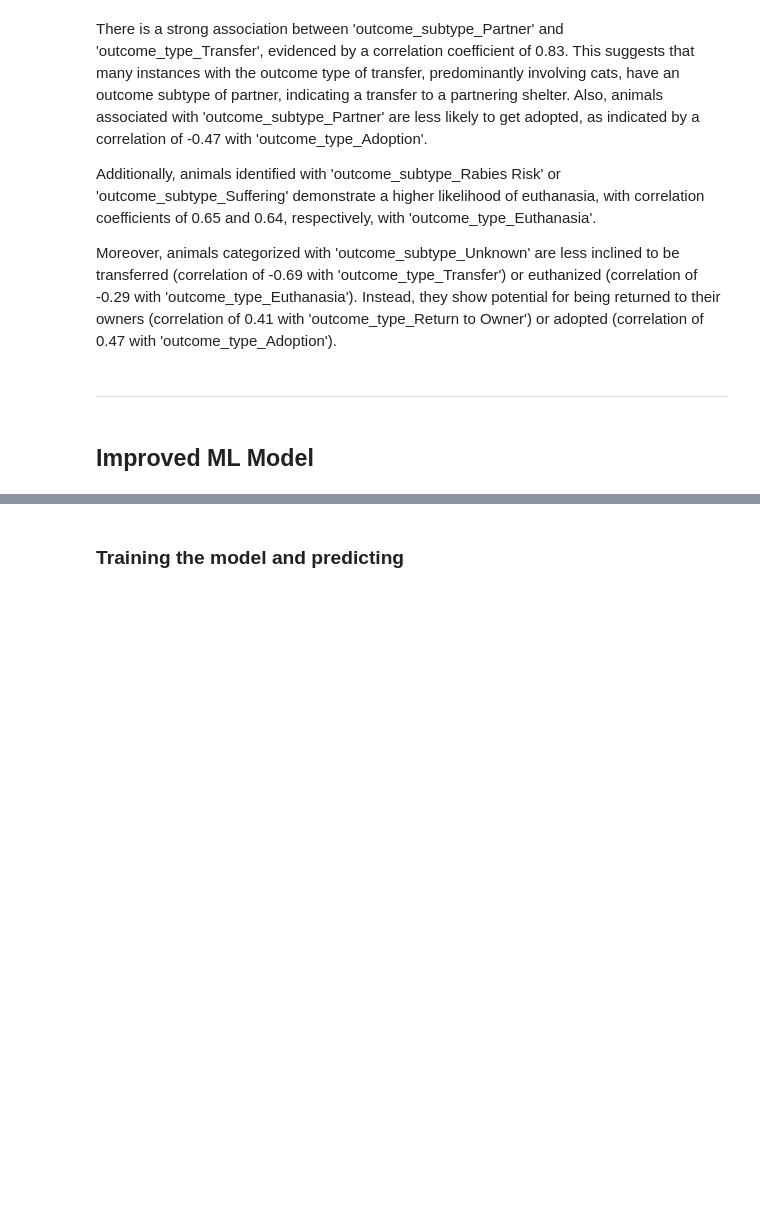
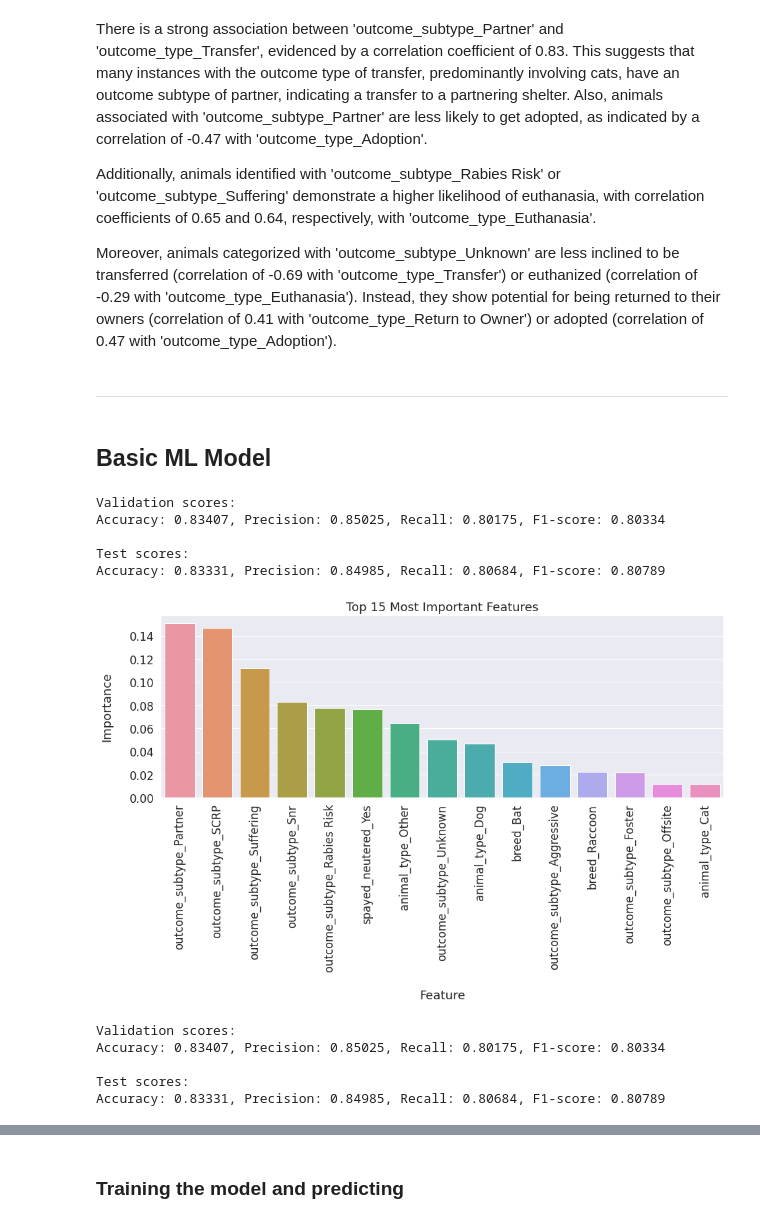
Before and after one commit to Darmendel/TDS-project, a Jupyter notebook: Final Pipeline.ipynb, the cells around one changed output, grey strips where cells are left out. Saved outputs shown, nothing was run; the diff lists cells and outputs as text; code cells hidden in the pictures; blank space fills up the shorter version.

Commit message:
calculating scores for validation and test

```diff
--- a/Final Pipeline.ipynb
+++ b/Final Pipeline.ipynb
@@ -959,4 +914,4 @@ Moreover, animals categorized with 'outcome_subtype_Unknown' are less inclined t
 # %% [markdown]
 ***
 # %% [markdown]
-## Improved ML Model
+## Basic ML Model
@@ -962,0 +948,75 @@ Moreover, animals categorized with 'outcome_subtype_Unknown' are less inclined t
+# %%
+# Initialize the model
+model = XGBClassifier(objective='multi:softprob', eval_metric='error', random_state=42)
+
+# Train the model
+model.fit(x_train_scaled, y_train)
+
+# Make predictions on validation set
+y_val_pred = model.predict(x_val_scaled)
+
+# Evaluate the model on validation set
+print_scores('Validation', y_val, y_val_pred)
+
+# Make predictions on test set
+y_test_pred = model.predict(x_test_scaled)
+
+# Evaluate the model on test set
+print_scores('Test', y_test, y_test_pred)
+
+# Store feature importances
+feature_importances = model.feature_importances_
+# %% [output]
+Validation scores:
+Accuracy: 0.83407, Precision: 0.85025, Recall: 0.80175, F1-score: 0.80334
+
+Test scores:
+Accuracy: 0.83331, Precision: 0.84985, Recall: 0.80684, F1-score: 0.80789
+# %%
+# Defining the number of top features to display
+top_n_features = 15
+
+# Creating a DataFrame with feature importances
+importances = pd.DataFrame({'importance': feature_importances, 'feature': X.columns},
+                           index=X.columns).sort_values(by='importance', ascending=False)
+
+# Setting seaborn font scale
+sns.set(font_scale=1.50)
+
+# Creating a bar plot of top N most important features
+plt.figure(figsize=(15, 5))
+sns.barplot(x='feature', y='importance', data=importances[0:top_n_features])
+plt.xticks(rotation=90)
+plt.xlabel('Feature', labelpad=25)
+plt.ylabel('Importance', labelpad=25)
+plt.title(f'Top {top_n_features} Most Important Features')
+plt.show()
+# %% [output]
+[figure, added]
+# %%
+# Initialize the model
+model = XGBClassifier(objective='binary:logistic', eval_metric='error', random_state=42)
+
+# Train the model
+model.fit(x_train_scaled, y_train)
+
+# Make predictions on validation set
+y_val_pred = model.predict(x_val_scaled)
+
+# Evaluate the model on validation set
+print_scores('Validation', y_val, y_val_pred)
+
+# Make predictions on test set
+y_test_pred = model.predict(x_test_scaled)
+
+# Evaluate the model on test set
+print_scores('Test', y_test, y_test_pred)
+
+# Store feature importances
+feature_importances = model.feature_importances_
+# %% [output]
+Validation scores:
+Accuracy: 0.83407, Precision: 0.85025, Recall: 0.80175, F1-score: 0.80334
+
+Test scores:
+Accuracy: 0.83331, Precision: 0.84985, Recall: 0.80684, F1-score: 0.80789
```
Also changed, not shown: parts of 22 cells of this notebook, 2 other files.
